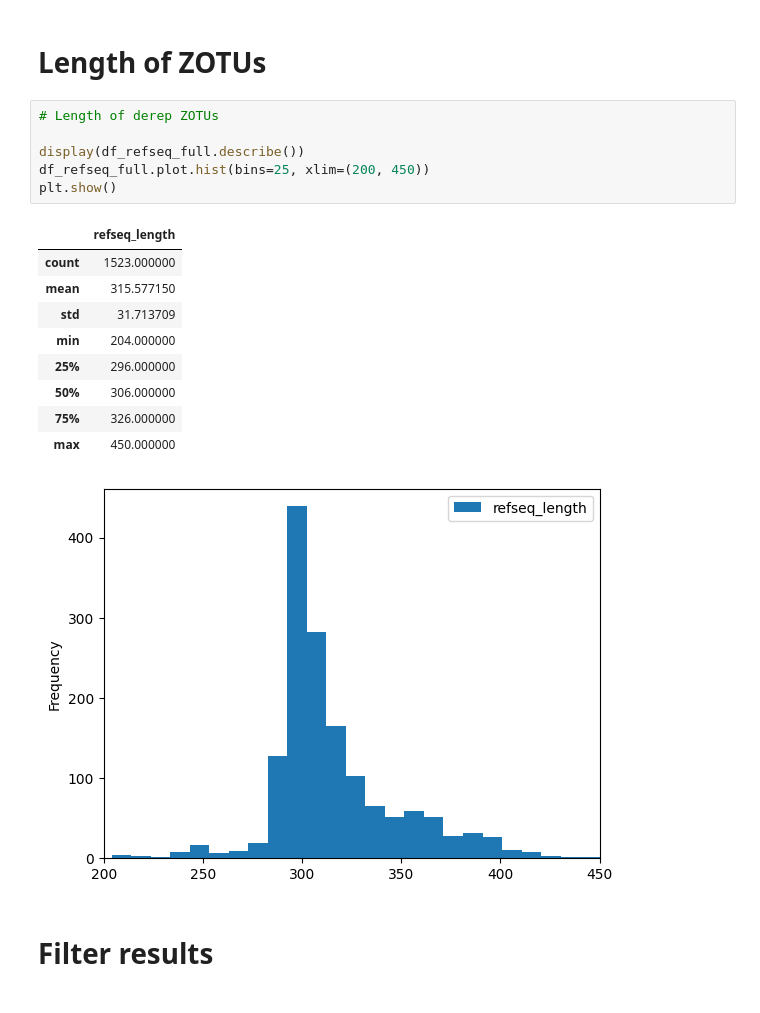
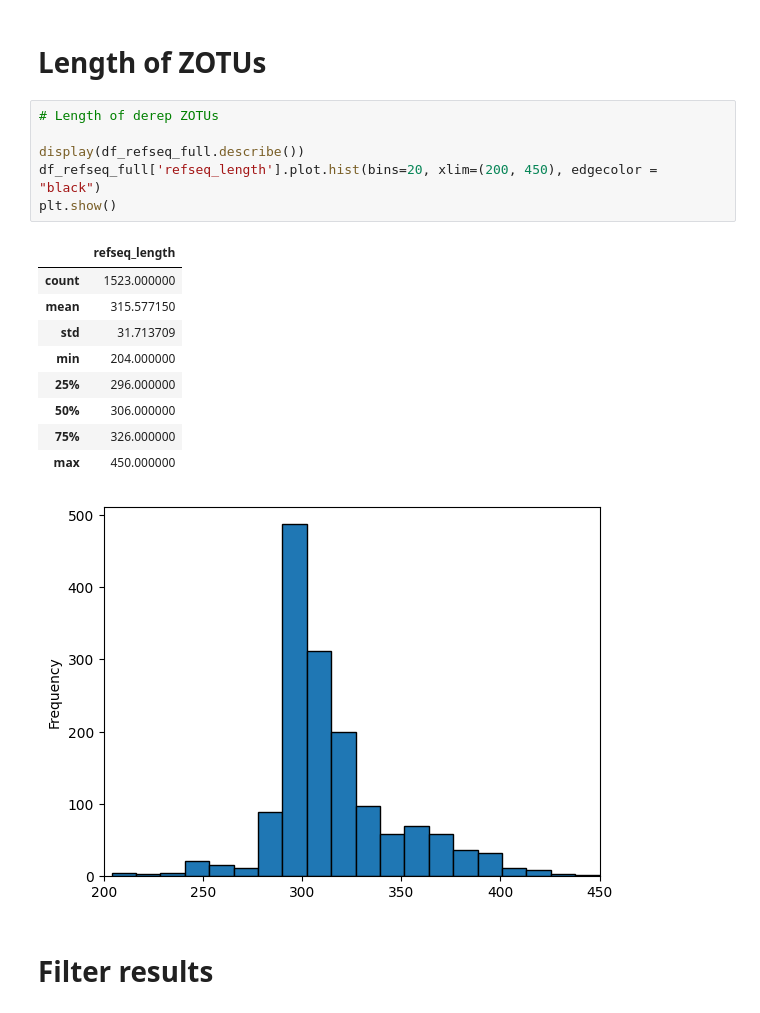
Before and after one commit to SethGG/mycodiversity-arise, a Jupyter notebook: 7_data_analysis.ipynb, the cells around one changed output. Saved outputs shown, nothing was run; the diff lists cells and outputs as text.

```diff
--- a/7_data_analysis.ipynb
+++ b/7_data_analysis.ipynb
@@ -25,20 +26,20 @@ df_refseq_srr_mapping = pd.read_csv(os.path.join(run_dir, "mapping_table_pk_zotu
 # %%
 # Length of derep ZOTUs
 
 display(df_refseq_full.describe())
-df_refseq_full.plot.hist(bins=25, xlim=(200, 450))
+df_refseq_full['refseq_length'].plot.hist(bins=20, xlim=(200, 450), edgecolor = "black")
 plt.show()
 # %% [output]
 |  | refseq_length |
 | count | 1523.000000 |
 | mean | 315.577150 |
 | std | 31.713709 |
 | min | 204.000000 |
 | 25% | 296.000000 |
 | 50% | 306.000000 |
 | 75% | 326.000000 |
 | max | 450.000000 |
-[figure, old version]
+[figure, new version]
 # %% [markdown]
 # Filter results
 # %%
```
Also changed, not shown: parts of 2 cells of this notebook.
